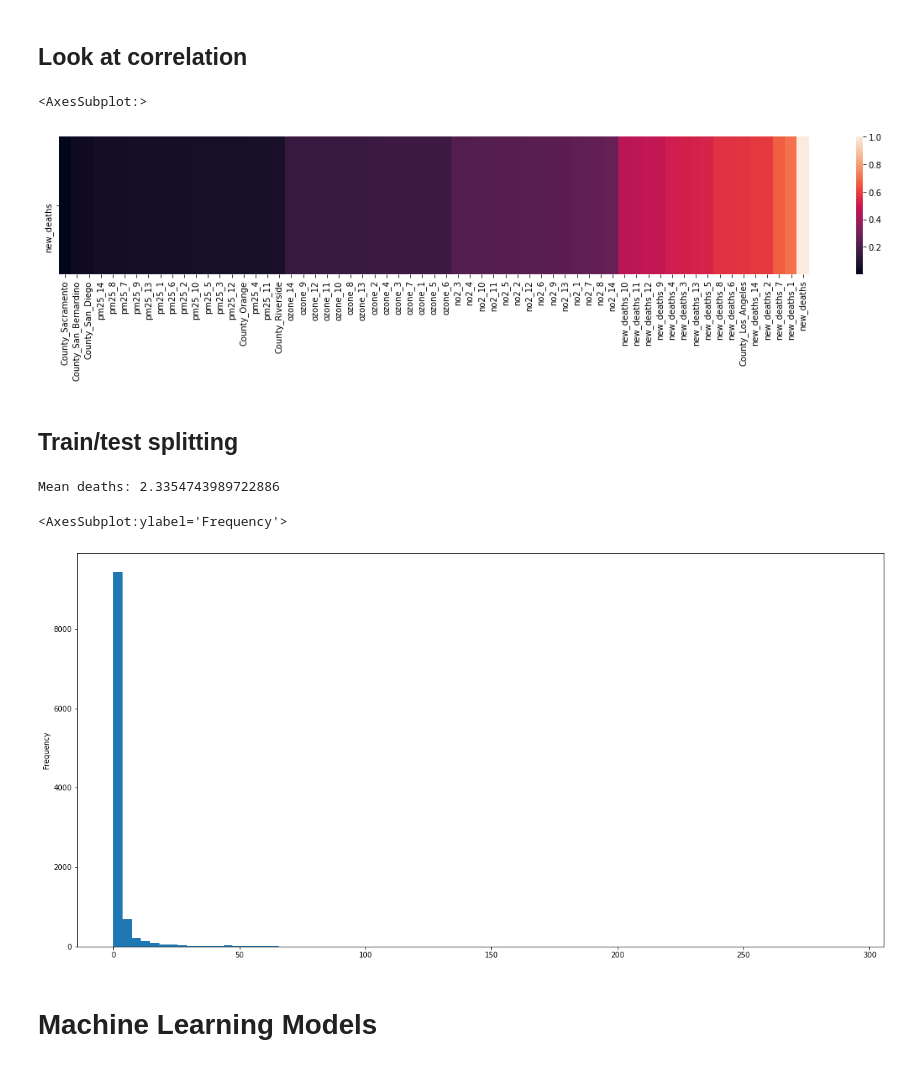
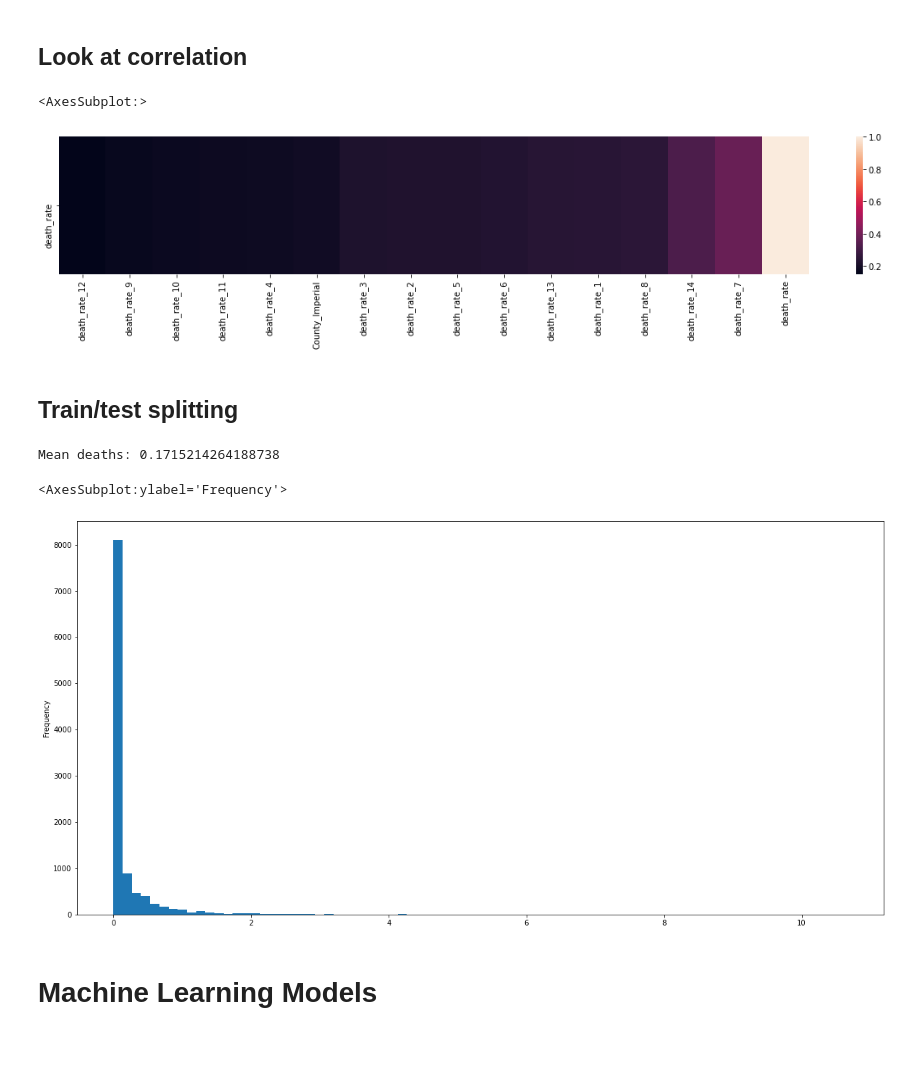
Before and after one commit to kevinmarlis/air-pollution-and-health, a Jupyter notebook: Covid/New tests/Random Forest.ipynb, the cells around one changed output. Drawn from its saved outputs; the diff is of its cells as text; code cells hidden in the pictures.

Commit message:
added death rate

```diff
--- a/Covid/New tests/Random Forest.ipynb
+++ b/Covid/New tests/Random Forest.ipynb
@@ -27,3 +27,10 @@ deaths_df.head()
 | 2 | 2020-01-28 | 0.025 | 0.033 | 9.7 | Alameda | 0.0 |
 | 3 | 2020-01-29 | 0.022 | 0.024 | 11.8 | Alameda | 0.0 |
 | 4 | 2020-01-30 | 0.022 | 0.021 | 10.2 | Alameda | 0.0 |
+# %%
+county_pops = pd.read_csv('/Users/kevinmarlis/Downloads/county_pops.csv')
+county_pops = county_pops[['County', 'Population (January 2019)']]
+county_pops['County'] = county_pops['County'].replace(' ', '_', regex=True)
+county_pops = county_pops[county_pops['County'].isin(deaths_df['County'].unique())]
+pop_dict = {county: pop for county, pop in county_pops.values}
+pop_dict
@@ -29,0 +55,8 @@ deaths_df.head()
+# %%
+death_rates = []
+for index, row in deaths_df.iterrows():
+    county_pop = int(pop_dict[row['County']].replace(',', ''))
+    death_rates.append((row['new_deaths']*100000)/county_pop)
+deaths_df['death_rate'] = death_rates
+deaths_df = deaths_df.drop('new_deaths', axis=1)
+deaths_df
@@ -85,12 +138,12 @@ clean_df
 # %% [markdown]
 ## Look at correlation
 # %%
-df_corr = clean_df.corr()[['new_deaths']].sort_values('new_deaths')
+df_corr = clean_df.corr()[['death_rate']].sort_values('death_rate')
 fig, ax = plt.subplots(nrows=1, ncols=1, figsize=(20,3))
-sns.heatmap(df_corr[df_corr['new_deaths']>0].T, ax=ax)
+sns.heatmap(df_corr[df_corr['death_rate']>0.1].T, ax=ax)
 # %% [output]
 <AxesSubplot:>
-[figure, old version]
+[figure, new version]
 # %% [markdown]
 ## Train/test splitting
 # %%
@@ -119,13 +172,13 @@ X_test = X_test.drop('Date', axis=1)
 y_train = y_train.drop('Date', axis=1)
 y_test = y_test.drop('Date', axis=1)
 # %%
-new_deaths_mean = y['new_deaths'].mean()
+new_deaths_mean = y['death_rate'].mean()
 print(f'Mean deaths: {new_deaths_mean}')
-y['new_deaths'].plot.hist(bins=80)
+y['death_rate'].plot.hist(bins=80)
 # %% [output]
-Mean deaths: 2.3354743989722886
+Mean deaths: 0.1715214264188738
 <AxesSubplot:ylabel='Frequency'>
-[figure, old version]
+[figure, new version]
 # %% [markdown]
 # Machine Learning Models
 # %% [markdown]
```
Also changed, not shown: parts of 16 cells of this notebook.
